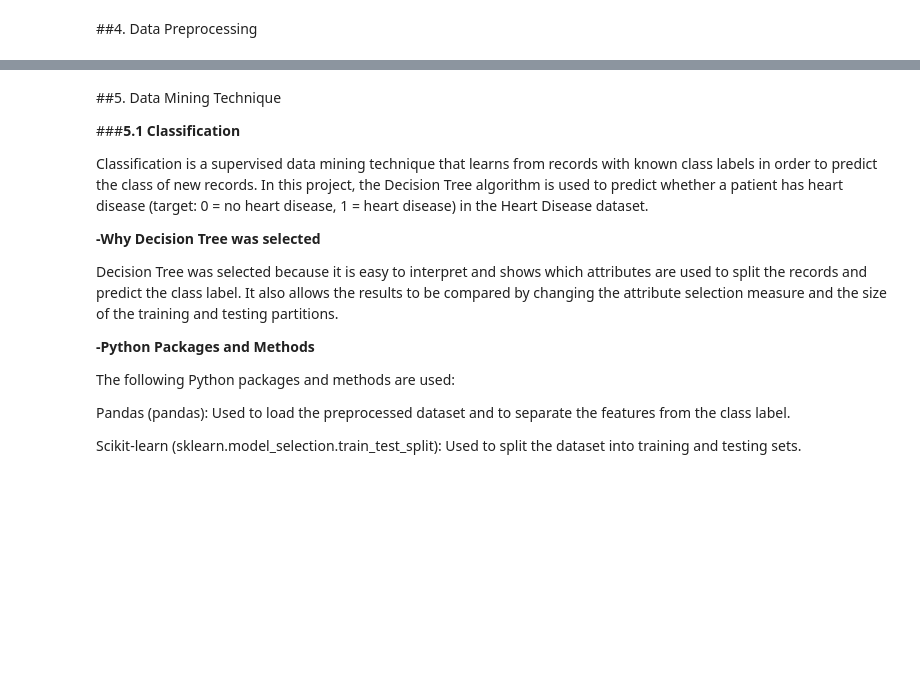
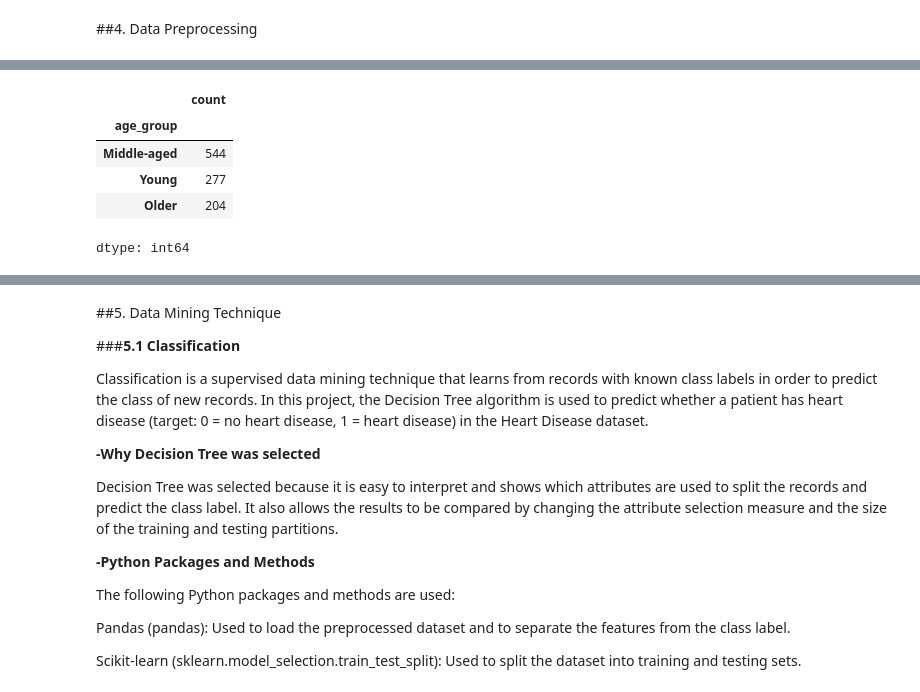
Before and after one commit to raneem-a1/IT326-Heart-Disease-project, a Jupyter notebook: final_report.ipynb, the cells around one changed output, grey strips where cells are left out. Drawn from its saved outputs; the diff is of its cells as text; code cells hidden in the pictures; blank space fills up the shorter version.

```diff
--- a/final_report.ipynb
+++ b/final_report.ipynb
@@ -15,0 +58,10 @@
+# %%
+# Check the distribution of age groups
+df_final['age_group'].value_counts(dropna=False)
+# %% [output]
+|  | count |
+| age_group |  |
+| Middle-aged | 544 |
+| Young | 277 |
+| Older | 204 |
+dtype: int64
```
Also changed, not shown: parts of 8 cells of this notebook.
